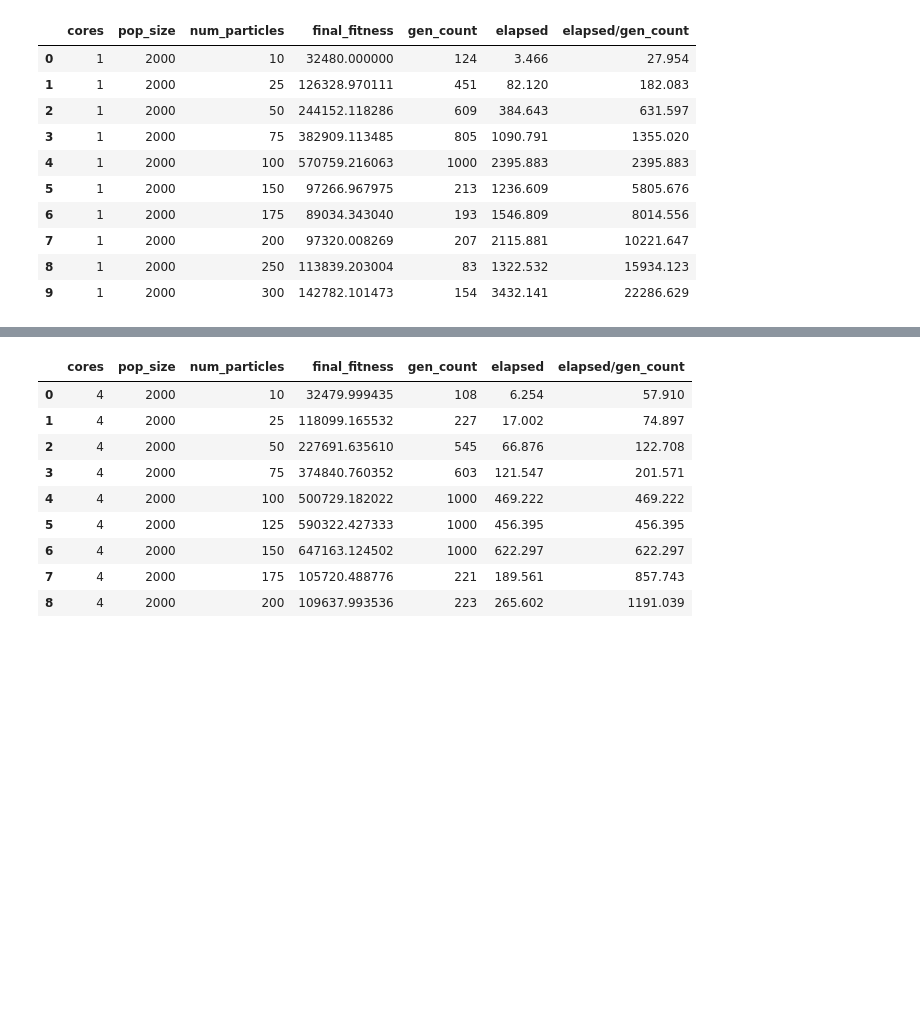
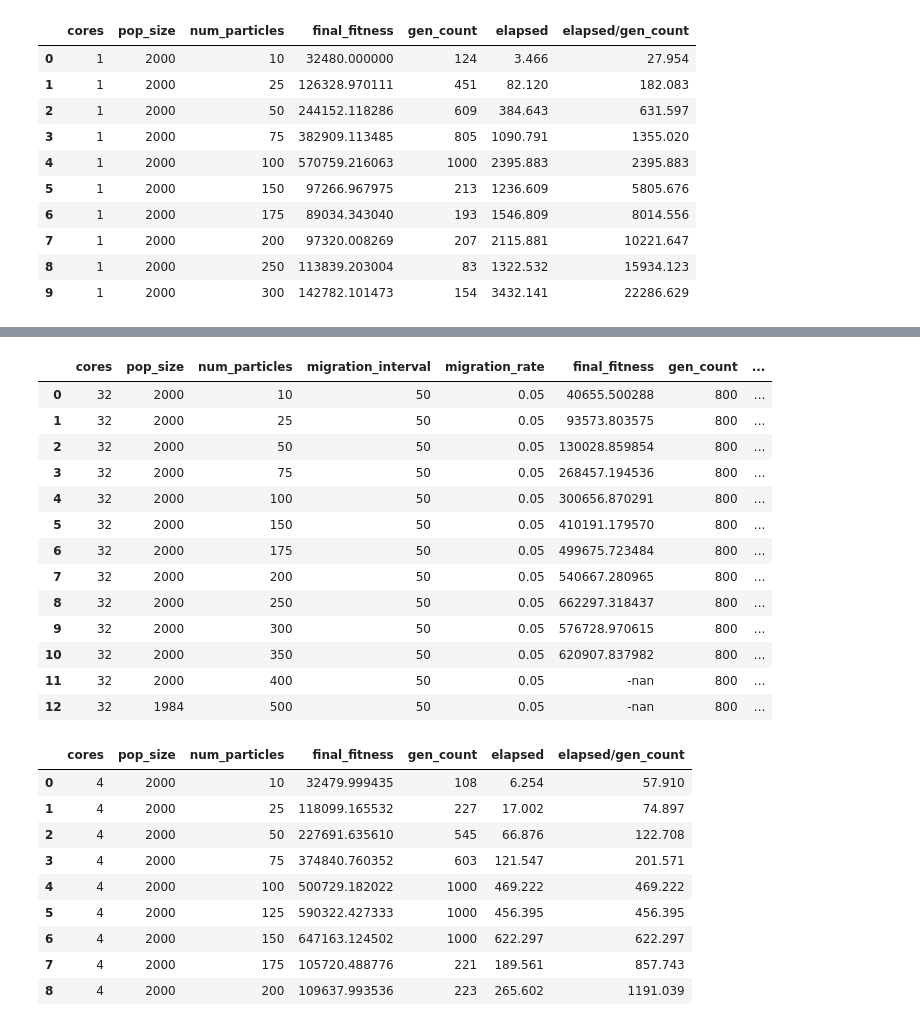
Before and after one commit to matthewdicks98/CSC-HPC-Project, a Jupyter notebook: particles.ipynb, the cells around one changed output, grey strips where cells are left out. Cells and saved outputs as stored; diff of their text form; code cells hidden in the pictures; blank space fills up the shorter version.

Commit message:
added some notebooks to compare fitness

```diff
--- a/particles.ipynb
+++ b/particles.ipynb
@@ -76,3 +58,21 @@ mpi_particles
+# %%
+mpi_particles = mpi_particles[mpi_particles[' num_particles'] != 125].reset_index(drop = True)
+mpi_particles
+# %% [output]
+|  | cores | pop_size | num_particles | migration_interval | migration_rate | final_fitness | gen_count | ... |
+| 0 | 32 | 2000 | 10 | 50 | 0.05 | 40655.500288 | 800 | ... |
+| 1 | 32 | 2000 | 25 | 50 | 0.05 | 93573.803575 | 800 | ... |
+| 2 | 32 | 2000 | 50 | 50 | 0.05 | 130028.859854 | 800 | ... |
+| 3 | 32 | 2000 | 75 | 50 | 0.05 | 268457.194536 | 800 | ... |
+| 4 | 32 | 2000 | 100 | 50 | 0.05 | 300656.870291 | 800 | ... |
+| 5 | 32 | 2000 | 150 | 50 | 0.05 | 410191.179570 | 800 | ... |
+| 6 | 32 | 2000 | 175 | 50 | 0.05 | 499675.723484 | 800 | ... |
+| 7 | 32 | 2000 | 200 | 50 | 0.05 | 540667.280965 | 800 | ... |
+| 8 | 32 | 2000 | 250 | 50 | 0.05 | 662297.318437 | 800 | ... |
+| 9 | 32 | 2000 | 300 | 50 | 0.05 | 576728.970615 | 800 | ... |
+| 10 | 32 | 2000 | 350 | 50 | 0.05 | 620907.837982 | 800 | ... |
+| 11 | 32 | 2000 | 400 | 50 | 0.05 | -nan | 800 | ... |
+| 12 | 32 | 1984 | 500 | 50 | 0.05 | -nan | 800 | ... |
 # %%
 laptop_omp_particles
 # %% [output]
```
Also changed, not shown: parts of 5 cells of this notebook, 3 other files.
